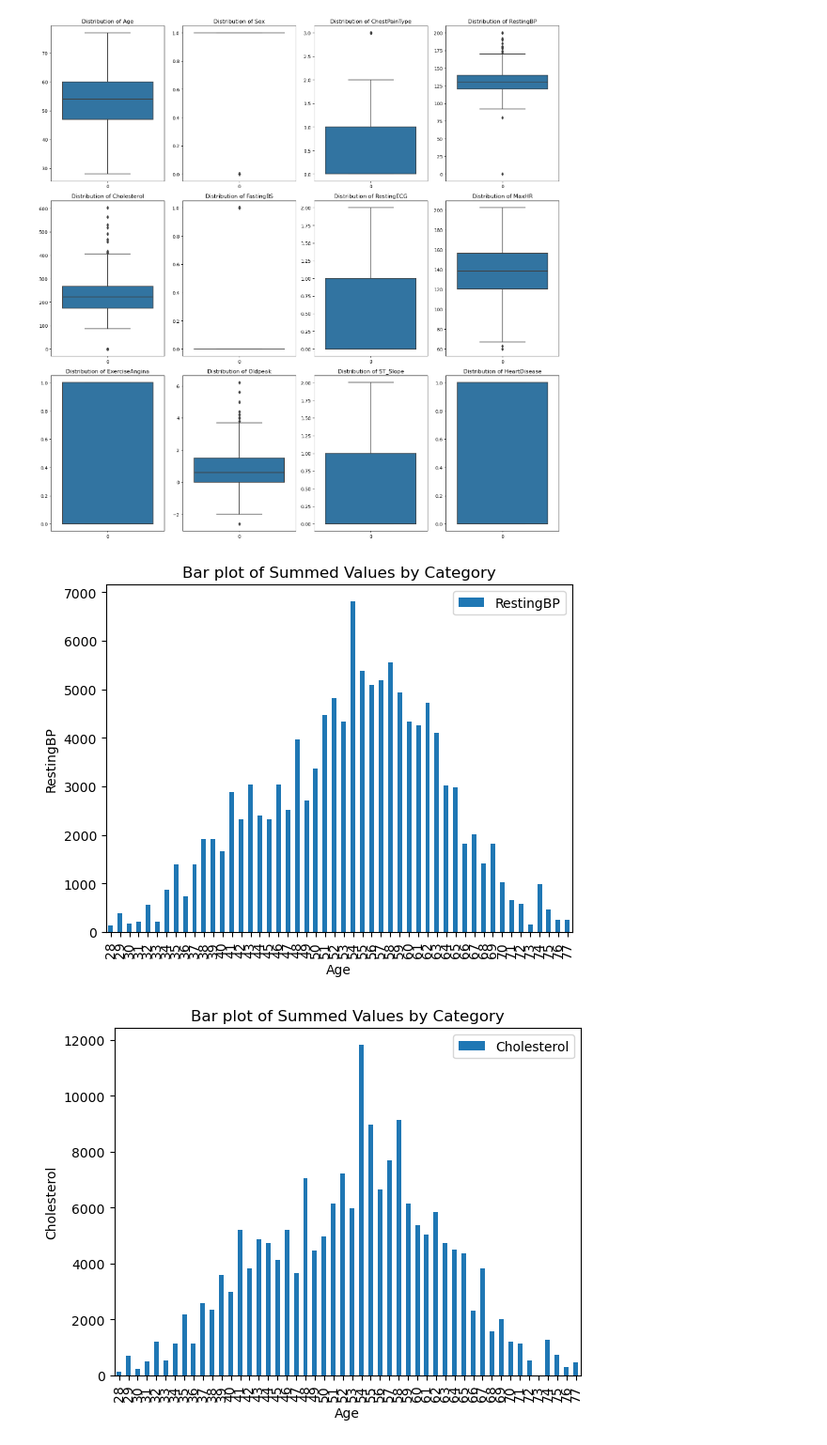
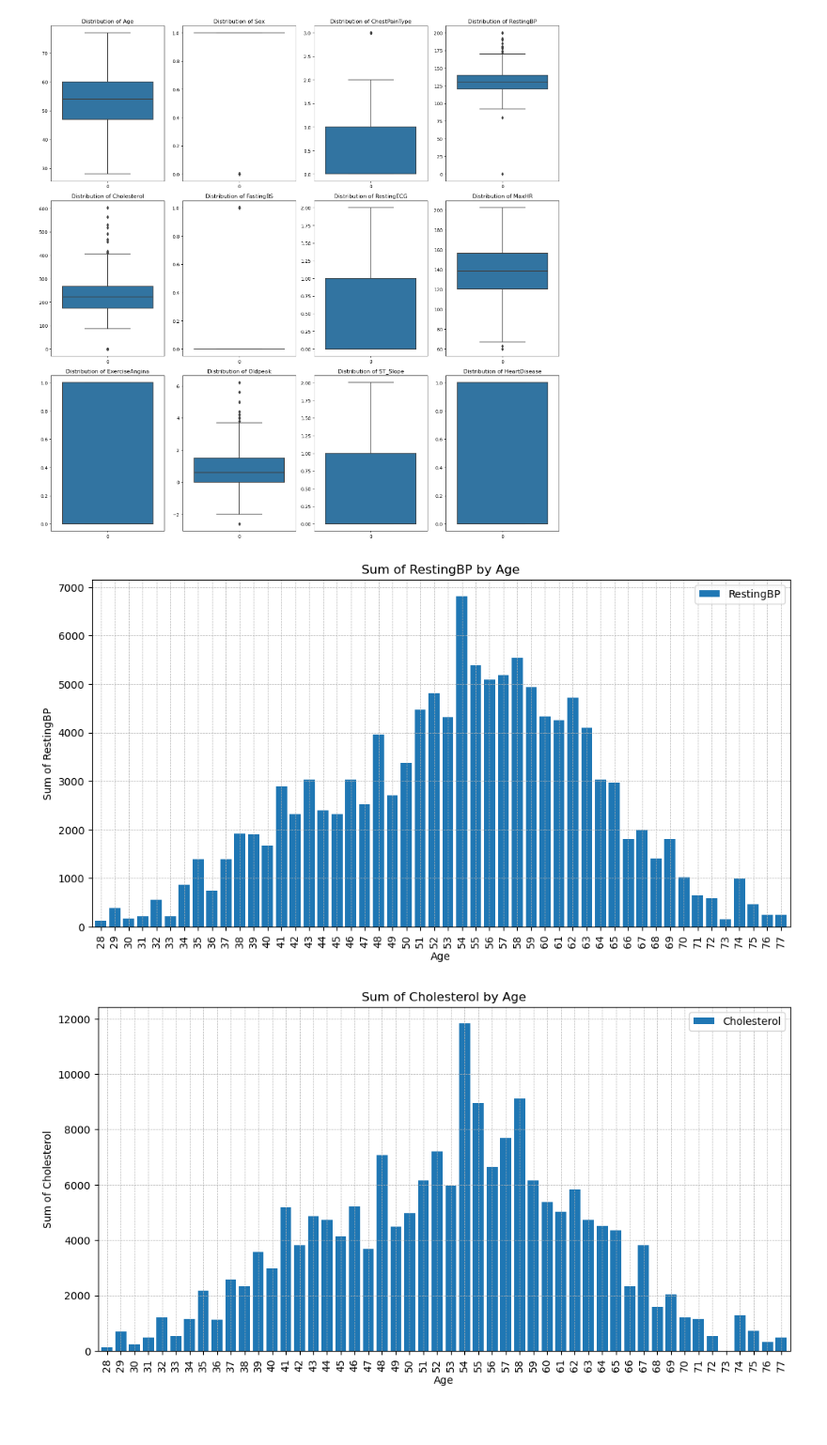
Before and after one commit to MaukanMir/Hear-Disease-Classification-Part-Two, a Jupyter notebook: training.ipynb, the cells around one changed output. Shown: that part at 94% size. Drawn from its saved outputs; the diff is of its cells as text; code cells hidden in the pictures; blank space fills up the shorter version.

Commit message:
Added new visuals

```diff
--- a/training.ipynb
+++ b/training.ipynb
@@ -273,15 +273,29 @@ for idx, col in enumerate(df.columns):
 # %% [output]
 [figure]
 # %%
+
+# Set a larger figure size and higher resolution
+plt.rcParams['figure.figsize'] = [12, 6]
+plt.rcParams['figure.dpi'] = 100
+
 interested_columns = ["RestingBP", "Cholesterol", "RestingECG", "ChestPainType"]
 
 for col in interested_columns:
-  df_grouped = df.groupby("Age")[col].sum().reset_index()
-  df_grouped.plot(kind="bar", x="Age", y=col)
-  plt.xlabel("Age")
-  plt.ylabel(f"{col}")
-  plt.title("Bar plot of Summed Values by Category")
-  plt.show()
+    df_grouped = df.groupby("Age")[col].sum().reset_index()
+
+    # Create the plot
+    df_grouped.plot(kind="bar", x="Age", y=col, width=0.8) # Adjust bar width as needed
+
+    # Set labels and title
+    plt.xlabel("Age")
+    plt.ylabel(f"Sum of {col}")
+    plt.title(f"Sum of {col} by Age")
+
+    # Add gridlines
+    plt.grid(True, which='both', linestyle='--', linewidth=0.5)
+
+    # Show the plot
+    plt.show()
 # %% [output]
-[figure, old version]
+[figure, new version]
-[figure, old version]
+[figure, new version]
```
Also changed, not shown: parts of 1 cell of this notebook.
